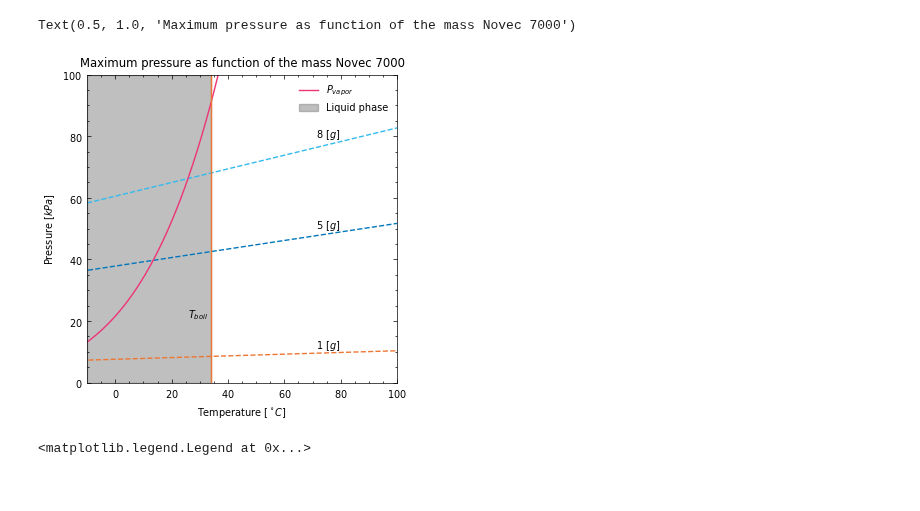
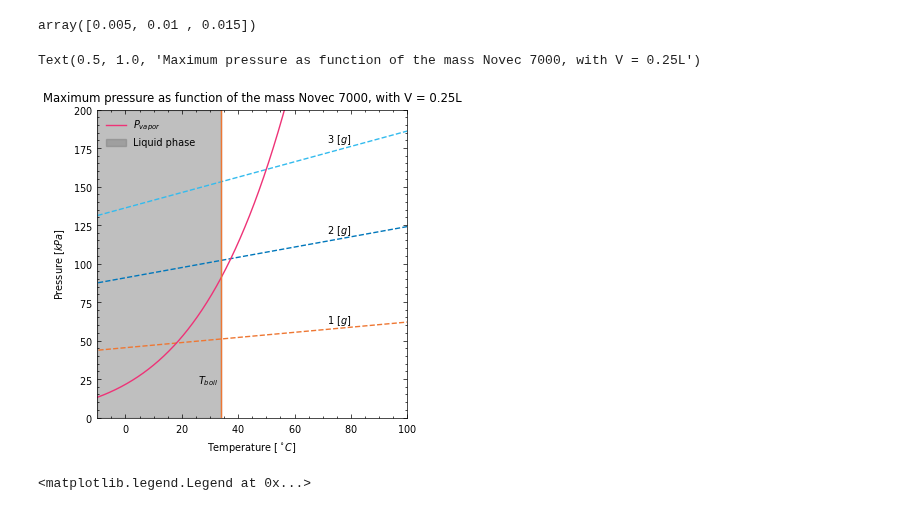
Before and after one commit to Olviel/Thermal_Soft_Robotics, a Jupyter notebook: Thermal_actuation/Model/Engineered_fluid/main.ipynb, the cells around one changed output. Cells and saved outputs as stored; diff of their text form; code cells hidden in the pictures.

Commit message:
added data from novec in oven results

```diff
--- a/Thermal_actuation/Model/Engineered_fluid/main.ipynb
+++ b/Thermal_actuation/Model/Engineered_fluid/main.ipynb
@@ -19,7 +19,7 @@ from save_plot_func import save_plot
 name = 7000
 M = 200 # g/mol
 boiling_point = 273+34 # K at 1 atm
-T = np.linspace(-120,100,1000)+273
+T = np.linspace(-20,100,1000)+273
 Vapor_pressure = np.exp(-3548.6/T+22.978) # pa
 critical_pressure = 2.48e6
 rho = 1400 # kg/m3
@@ -43,10 +43,10 @@ k = 0.075 # Thermal conductivity [w/(m*K)]
 # c = 1300 # specific heat [j/(kg K)]
 # k = 0.075 # Thermal conductivity [w/(m*K)]
 # %%
-V = 1.5e-3
+V = 0.2e-3
 R = 8.314
 # %%
-m_plot = [1,5,8]
+m_plot = [1,2,3]
 n_plot = np.divide(m_plot,M)
 
 P_mass= []
@@ -56,33 +56,37 @@ for i in range(len(n_plot)):
     P_mass.append(pressure)
 
 #n_plot
+# %%
+n_plot
+# %% [output]
+array([0.005, 0.01 , 0.015])
 # %%
 plt.figure(figsize=(4,4))
 x_label_pos = 80
 for ii in range(len(P_mass)):
     idx = (np.abs(T - (x_label_pos + 273))).argmin()
     y_label_pos = P_mass[ii][idx] / 1000
 
     plt.plot(T-273,P_mass[ii]/1000,linestyle='--')
     plt.text(x_label_pos, y_label_pos, str(m_plot[ii])+ ' [$g$]', verticalalignment='bottom', horizontalalignment='right')
 
 plt.plot(T-273,Vapor_pressure/1000,label='$P_{vapor}$')
 #plt.axhline(Vapor_pressure/1000,label="$P_{vapor}$",color = 'red')
 plt.axvline(boiling_point-273)
 plt.text(boiling_point-273-1, 20, '$T_{boil}$', verticalalignment='bottom', horizontalalignment='right')
 
 plt.axvspan(-10,boiling_point-273,color='grey',alpha=0.5,label='Liquid phase')
 
 
 plt.xlim(-10,100)
-plt.ylim(0,100)
+plt.ylim(0,200)
 plt.legend()
 plt.ylabel('Pressure [$kPa$]')
 plt.xlabel('Temperature [$^\circ C$]')
-plt.title(f'Maximum pressure as function of the mass Novec {name}')
+plt.title(f'Maximum pressure as function of the mass Novec {name}, with V = {V*1000}L')
 # %% [output]
-Text(0.5, 1.0, 'Maximum pressure as function of the mass Novec 7000')
+Text(0.5, 1.0, 'Maximum pressure as function of the mass Novec 7000, with V = 0.25L')
-[figure, old version]
+[figure, new version]
 # %%
 plt.title('Vapor pressure')
 plt.semilogy(T-273,Vapor_pressure,label='$P_{vapor}$')
```
Also changed, not shown: parts of 1 cell of this notebook, 1 other file.
